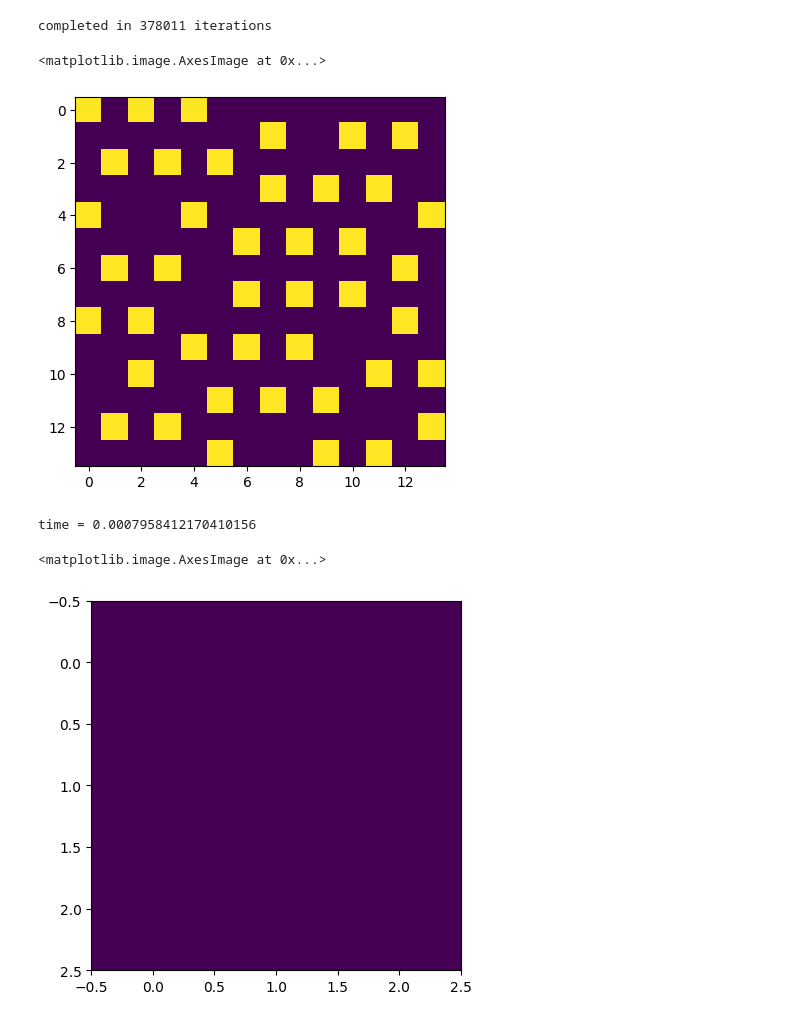
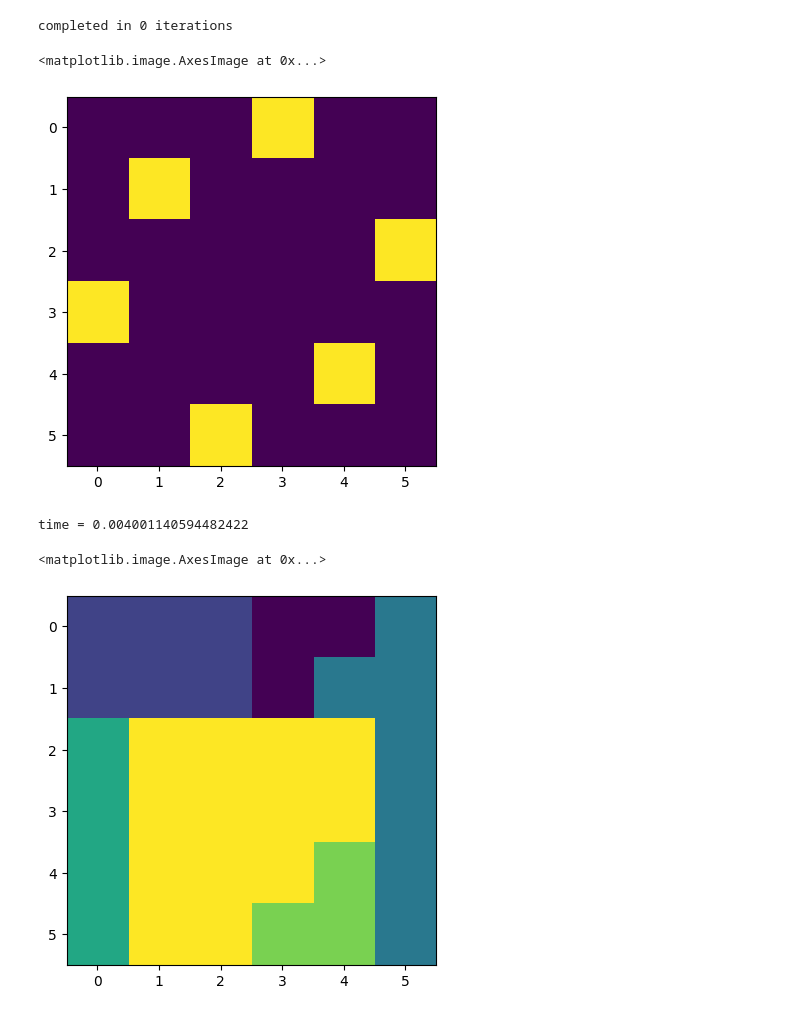
Before and after one commit to trevor-chan/n-trees, a Jupyter notebook: generator.ipynb, the cells around one changed output. Cells and saved outputs as stored; diff of their text form; code cells hidden in the pictures.

```diff
--- a/generator.ipynb
+++ b/generator.ipynb
@@ -369,18 +235,20 @@ array([[0, 0, 0, 0, 1, 0, 1, 0, 0, 0],
-# %%
-plt.imshow(grow_tree_array(14, 3, maxiter = 1000000))
-# %% [output]
-completed in 378011 iterations
-<matplotlib.image.AxesImage at 0x...>
-[figure, removed]
+# %%
+trees = grow_tree_array(6, 1, maxiter = 1000000)
+
+plt.imshow(trees)
+# %% [output]
+completed in 0 iterations
+<matplotlib.image.AxesImage at 0x...>
+[figure, added]
 # %%
 start = time.time()
 singular_forest = generate_singular_forest(trees)
 print(f"time = {time.time() - start}")
 plt.imshow(singular_forest)
 # %% [output]
-time = 0.0007958412170410156
+time = 0.004001140594482422
 <matplotlib.image.AxesImage at 0x...>
-[figure, old version]
+[figure, new version]
 # %%
 start = time.time()
 solutions, visited = place_tree(singular_forest)
```
Also changed, not shown: parts of 37 cells of this notebook.
